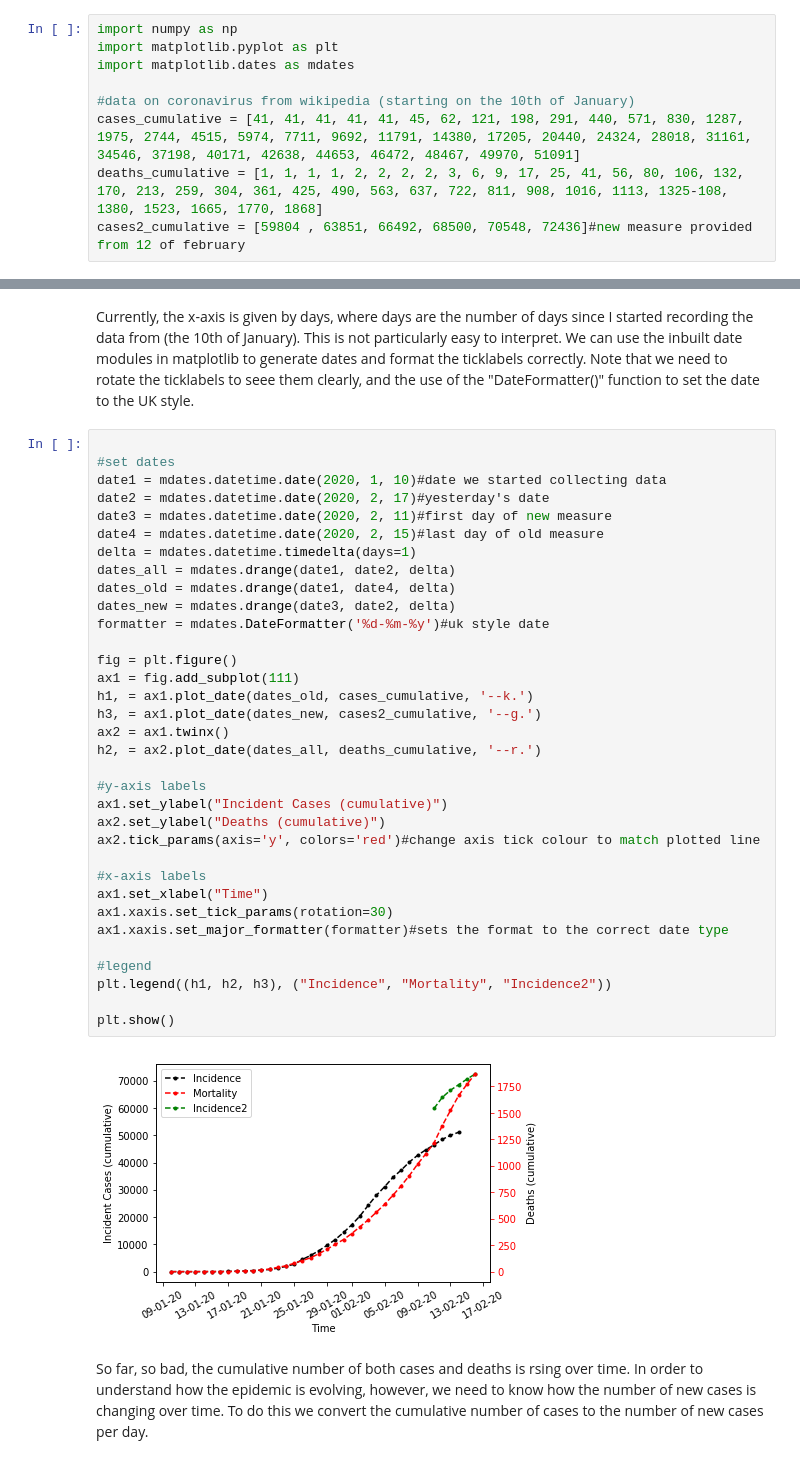
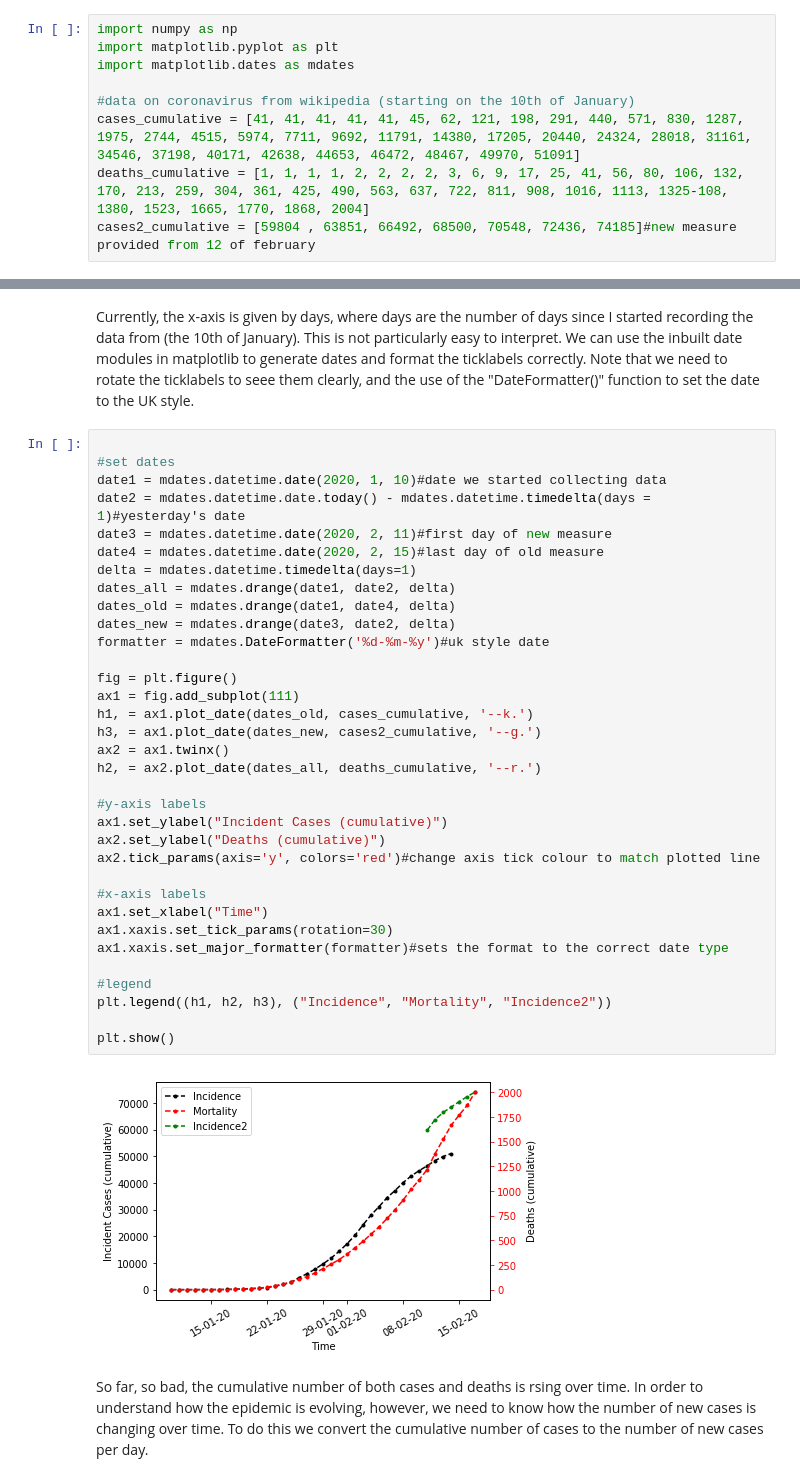
Before and after one commit to hanharrison92/Making-Graphs, a Jupyter notebook: LineGraph/Incidence_over_time.ipynb, the cells around one changed output, grey strips where cells are left out. Drawn from its saved outputs; the diff is of its cells as text.

Commit message:
automated dates

```diff
--- a/LineGraph/Incidence_over_time.ipynb
+++ b/LineGraph/Incidence_over_time.ipynb
@@ -5,8 +5,8 @@ import matplotlib.dates as mdates
 
 #data on coronavirus from wikipedia (starting on the 10th of January)
 cases_cumulative = [41, 41, 41, 41, 41, 45, 62, 121, 198, 291, 440, 571, 830, 1287, 1975, 2744, 4515, 5974, 7711, 9692, 11791, 14380, 17205, 20440, 24324, 28018, 31161, 34546, 37198, 40171, 42638, 44653, 46472, 48467, 49970, 51091]
-deaths_cumulative = [1, 1, 1, 1, 2, 2, 2, 2, 3, 6, 9, 17, 25, 41, 56, 80, 106, 132, 170, 213, 259, 304, 361, 425, 490, 563, 637, 722, 811, 908, 1016, 1113, 1325-108, 1380, 1523, 1665, 1770, 1868]
-cases2_cumulative = [59804 , 63851, 66492, 68500, 70548, 72436]#new measure provided from 12 of february
+deaths_cumulative = [1, 1, 1, 1, 2, 2, 2, 2, 3, 6, 9, 17, 25, 41, 56, 80, 106, 132, 170, 213, 259, 304, 361, 425, 490, 563, 637, 722, 811, 908, 1016, 1113, 1325-108, 1380, 1523, 1665, 1770, 1868, 2004]
+cases2_cumulative = [59804 , 63851, 66492, 68500, 70548, 72436, 74185]#new measure provided from 12 of february
 # %% [markdown]
 So wikipedia, and many media outlets, have been providing cumulative values of incident cases and deaths relating to the recent outbreak of coronavirus. We can plot this...
 # %%
@@ -53,38 +53,38 @@ Currently, the x-axis is given by days, where days are the number of days since
 
 #set dates
 date1 = mdates.datetime.date(2020, 1, 10)#date we started collecting data
-date2 = mdates.datetime.date(2020, 2, 17)#yesterday's date
+date2 = mdates.datetime.date.today() - mdates.datetime.timedelta(days = 1)#yesterday's date
 date3 = mdates.datetime.date(2020, 2, 11)#first day of new measure
 date4 = mdates.datetime.date(2020, 2, 15)#last day of old measure
 delta = mdates.datetime.timedelta(days=1)
 dates_all = mdates.drange(date1, date2, delta)
 dates_old = mdates.drange(date1, date4, delta)
 dates_new = mdates.drange(date3, date2, delta)
 formatter = mdates.DateFormatter('%d-%m-%y')#uk style date
 
 fig = plt.figure()
 ax1 = fig.add_subplot(111)
 h1, = ax1.plot_date(dates_old, cases_cumulative, '--k.')
 h3, = ax1.plot_date(dates_new, cases2_cumulative, '--g.')
 ax2 = ax1.twinx()
 h2, = ax2.plot_date(dates_all, deaths_cumulative, '--r.')
 
 #y-axis labels
 ax1.set_ylabel("Incident Cases (cumulative)")
 ax2.set_ylabel("Deaths (cumulative)")
 ax2.tick_params(axis='y', colors='red')#change axis tick colour to match plotted line
 
 #x-axis labels
 ax1.set_xlabel("Time")
 ax1.xaxis.set_tick_params(rotation=30)
 ax1.xaxis.set_major_formatter(formatter)#sets the format to the correct date type
 
 #legend
 plt.legend((h1, h2, h3), ("Incidence", "Mortality", "Incidence2"))
 
 plt.show()
 # %% [output]
-[figure, old version]
+[figure, new version]
 # %% [markdown]
 So far, so bad, the cumulative number of both cases and deaths is rsing over time. In order to understand how the epidemic is evolving, however, we need to know how the number of new cases is changing over time. To do this we convert the cumulative number of cases to the number of new cases per day.
 # %%
```
Also changed, not shown: parts of 4 cells of this notebook.
